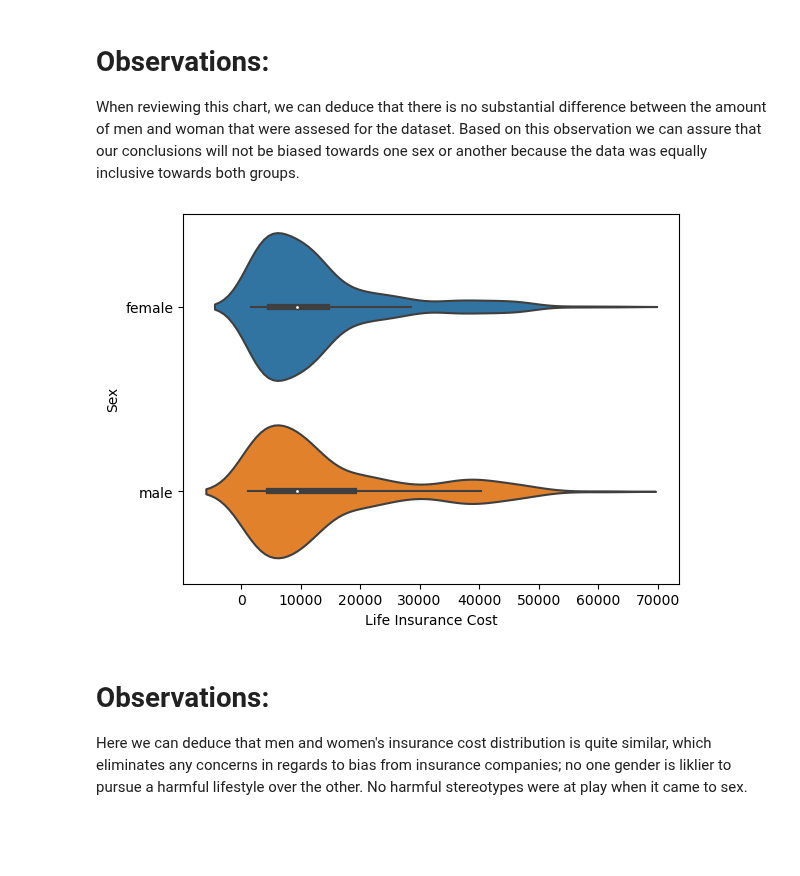
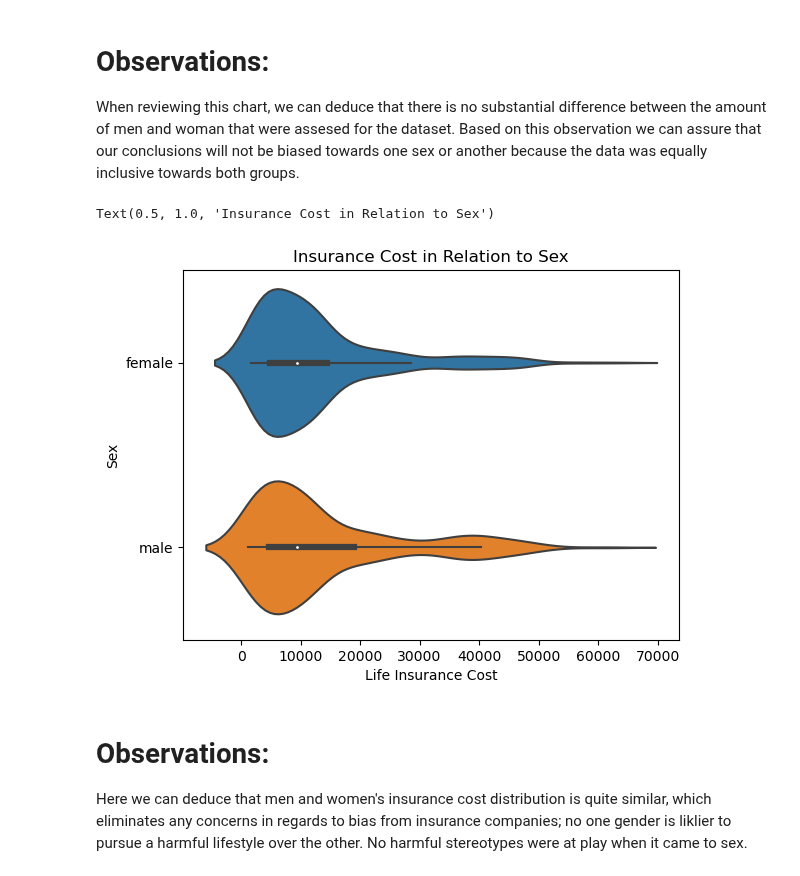
Before and after one commit to ubco-W2022T2-data301/project-group-group25, a Jupyter notebook: analysis/analysis2.ipynb, the cells around one changed output. Cells and saved outputs as stored; diff of their text form; code cells hidden in the pictures; blank space fills up the shorter version.

```diff
--- a/analysis/analysis2.ipynb
+++ b/analysis/analysis2.ipynb
@@ -35,16 +36,18 @@ When reviewing this chart, we can deduce that there is no substantial difference
 # %%
 import pandas as pd
 import numpy as np
 import matplotlib.pyplot as plt
 import seaborn as sns
 
 from scripts import project_functions2 as pt
 
 path = "../data/raw/insurance.csv"
 df = pt.load_and_process(path)
 plot=sns.violinplot(data=df, y="Sex", x="Life Insurance Cost")
+plt.title('Insurance Cost in Relation to Sex')
 # %% [output]
+Text(0.5, 1.0, 'Insurance Cost in Relation to Sex')
-[figure, old version]
+[figure, new version]
 # %% [markdown]
 Observations:
 =============
```
Also changed, not shown: parts of 5 cells of this notebook, 3 other files.
